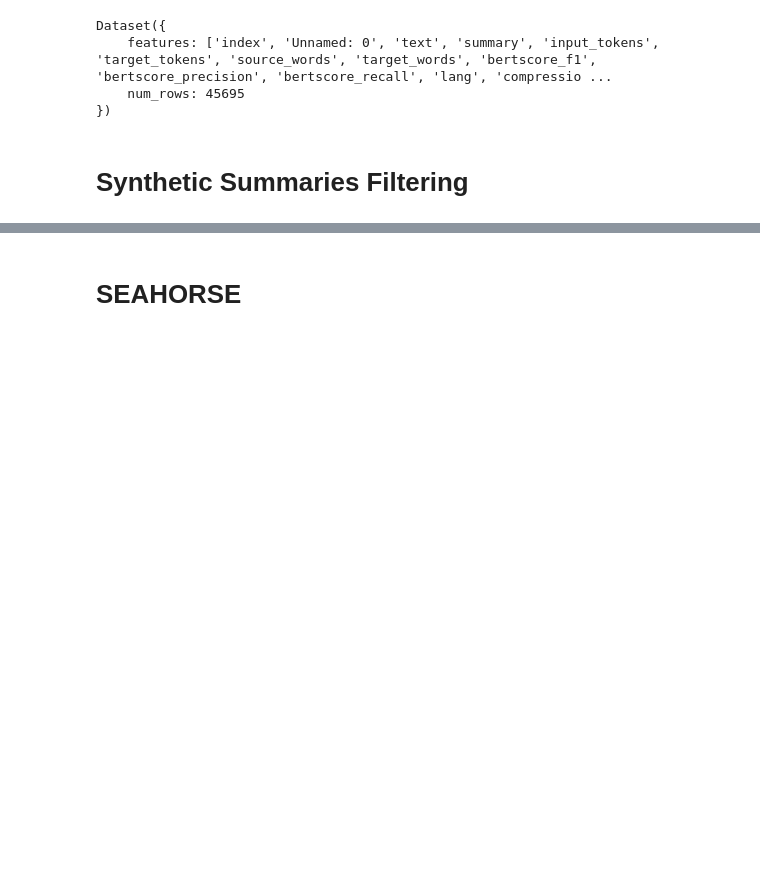
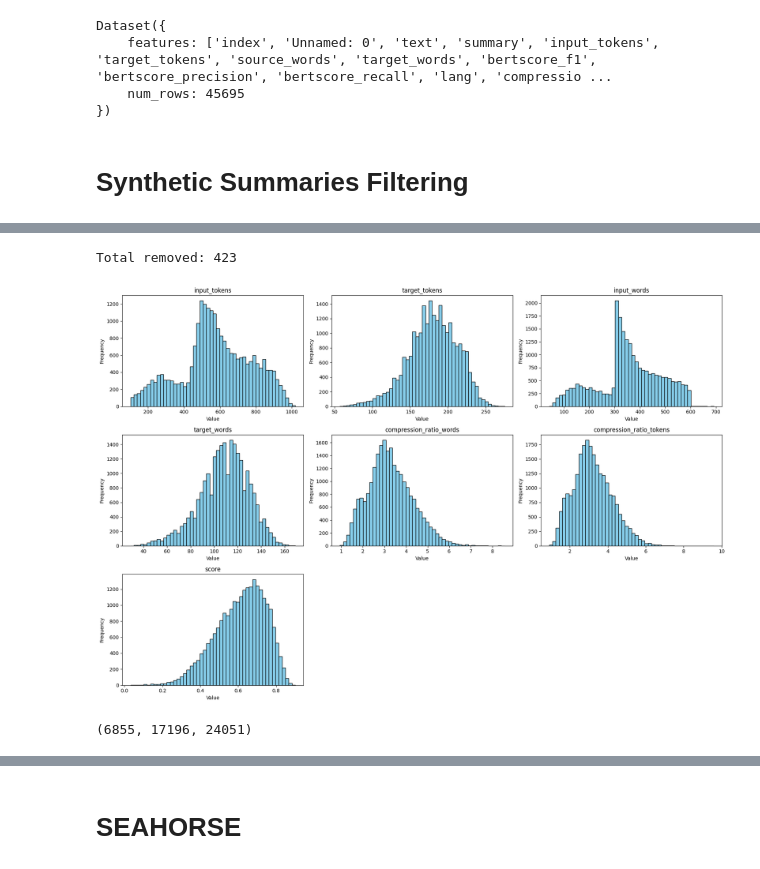
Before and after one commit to xendalm/vyzhimka, a Jupyter notebook: notebooks/datasets.ipynb, the cells around one changed output, grey strips where cells are left out. Cells and saved outputs as stored; diff of their text form; code cells hidden in the pictures; blank space fills up the shorter version.

```diff
--- a/notebooks/datasets.ipynb
+++ b/notebooks/datasets.ipynb
@@ -492,2 +378,0 @@ Dataset({
-# %%
-processed_dataset = processed_dataset.map(count, num_proc=16)
@@ -544,0 +460,21 @@ df1.shape
+# %%
+processed_dataset = processed_dataset.map(data_tools.count, num_proc=16)
+# %%
+def process_entry(x):
+    new_text, removed = data_tools.remove_link_sentences(x['text'])
+    x["text"] = new_text
+    x["removed_count"] = removed
+    return x
+
+processed_dataset = processed_dataset.map(process_entry, num_proc=4)
+
+total_removed = sum(processed_dataset["removed_count"])
+print(f"Total removed: {total_removed}")
+
+bad_pattern = re.compile(r'благотворительный фонд', re.IGNORECASE)
+def filt(x):
+    return not bad_pattern.search(x['text'])
+
+processed_dataset = processed_dataset.filter(filt, num_proc=4)
+# %% [output]
+Total removed: 423
@@ -544,0 +498,13 @@ df1.shape
+# %%
+df_synth = processed_dataset.to_pandas()
+# %%
+data_tools.plot_histograms(df_synth, add_fields=["score"])
+# %% [output]
+[figure, added]
+# %%
+nplus1 = df_synth[:len(nplus1_raw)].copy()
+fontanka = df_synth[len(nplus1_raw):].copy()
+
+len(nplus1), len(fontanka), len(nplus1) + len(fontanka)
+# %% [output]
+(6855, 17196, 24051)
```
Also changed, not shown: parts of 68 cells of this notebook, 6 other files.
